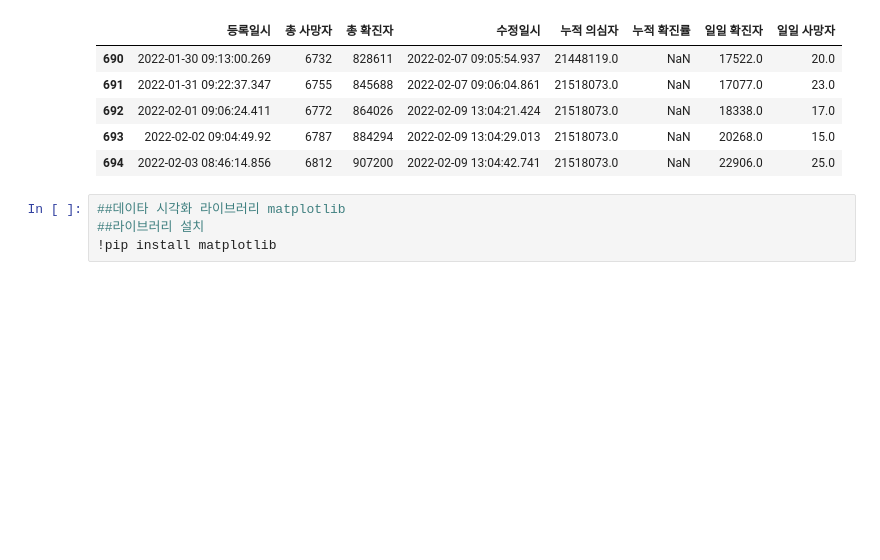
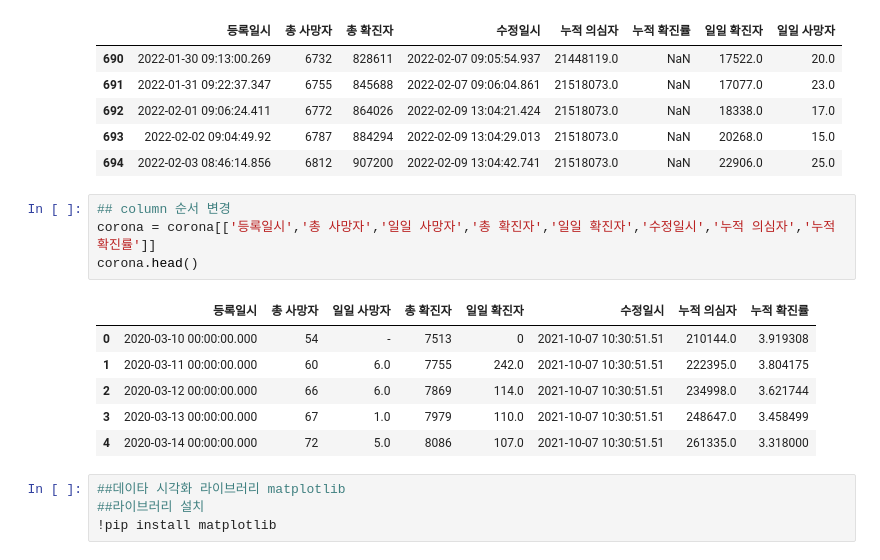
Before and after one commit to chamber0000/python_ezen, a Jupyter notebook: 230204/05.corona.ipynb, the cells around one changed output. Saved outputs shown, nothing was run; the diff lists cells and outputs as text; blank space fills up the shorter version.

```diff
--- a/230204/05.corona.ipynb
+++ b/230204/05.corona.ipynb
@@ -225,6 +225,17 @@ corona.iloc[690:695]
 | 692 | 2022-02-01 09:06:24.411 | 6772 | 864026 | 2022-02-09 13:04:21.424 | 21518073.0 | NaN | 18338.0 | 17.0 |
 | 693 | 2022-02-02 09:04:49.92 | 6787 | 884294 | 2022-02-09 13:04:29.013 | 21518073.0 | NaN | 20268.0 | 15.0 |
 | 694 | 2022-02-03 08:46:14.856 | 6812 | 907200 | 2022-02-09 13:04:42.741 | 21518073.0 | NaN | 22906.0 | 25.0 |
+# %%
+## column 순서 변경
+corona = corona[['등록일시','총 사망자','일일 사망자','총 확진자','일일 확진자','수정일시','누적 의심자','누적 확진률']]
+corona.head()
+# %% [output]
+|  | 등록일시 | 총 사망자 | 일일 사망자 | 총 확진자 | 일일 확진자 | 수정일시 | 누적 의심자 | 누적 확진률 |
+| 0 | 2020-03-10 00:00:00.000 | 54 | - | 7513 | 0 | 2021-10-07 10:30:51.51 | 210144.0 | 3.919308 |
+| 1 | 2020-03-11 00:00:00.000 | 60 | 6.0 | 7755 | 242.0 | 2021-10-07 10:30:51.51 | 222395.0 | 3.804175 |
+| 2 | 2020-03-12 00:00:00.000 | 66 | 6.0 | 7869 | 114.0 | 2021-10-07 10:30:51.51 | 234998.0 | 3.621744 |
+| 3 | 2020-03-13 00:00:00.000 | 67 | 1.0 | 7979 | 110.0 | 2021-10-07 10:30:51.51 | 248647.0 | 3.458499 |
+| 4 | 2020-03-14 00:00:00.000 | 72 | 5.0 | 8086 | 107.0 | 2021-10-07 10:30:51.51 | 261335.0 | 3.318000 |
 # %%
 ##데이타 시각화 라이브러리 matplotlib
 ##라이브러리 설치
```
